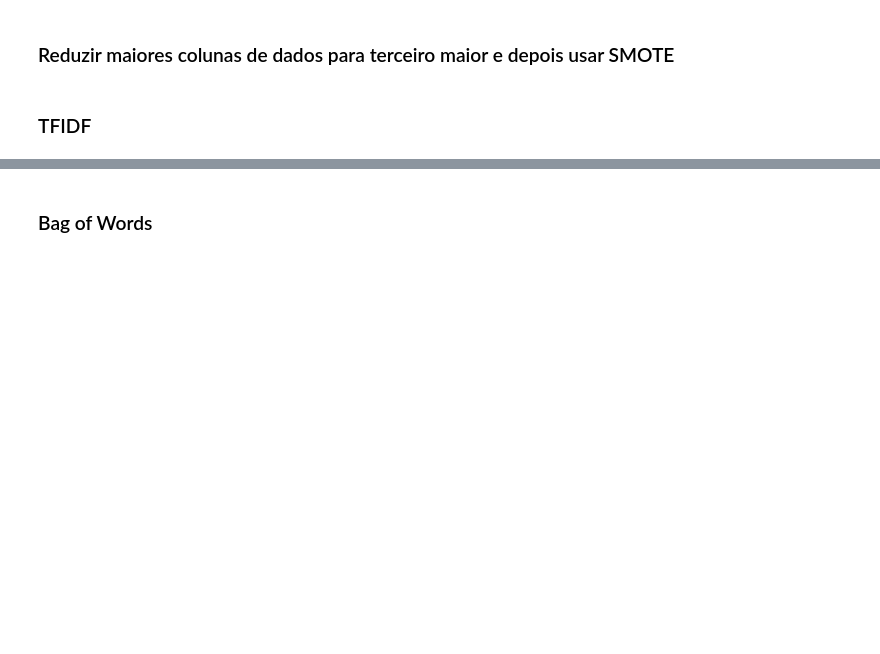
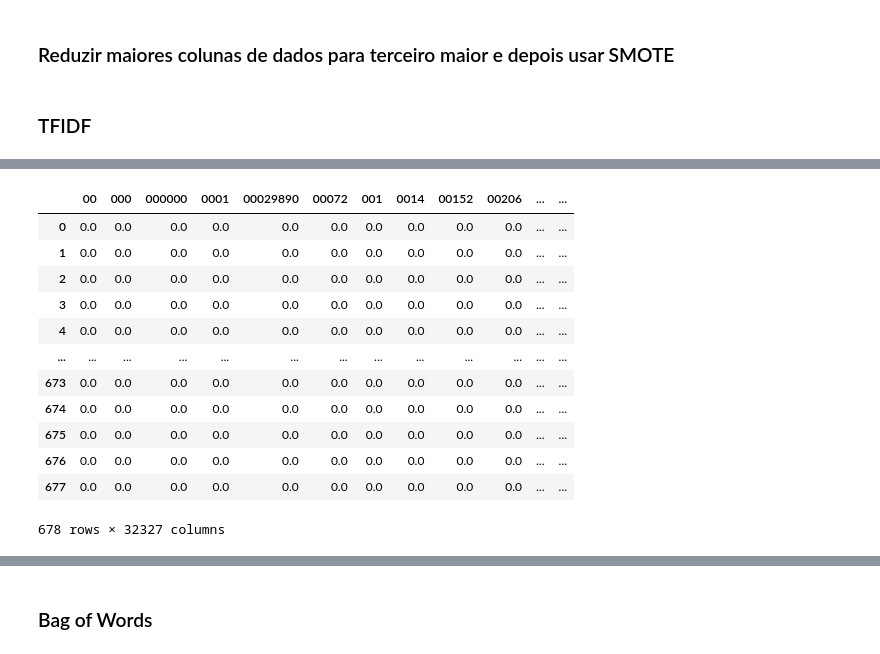
Before and after one commit to PauloUbirajara/News-Classifier, a Jupyter notebook: visualizations.ipynb, the cells around one changed output, grey strips where cells are left out. Drawn from its saved outputs; the diff is of its cells as text; code cells hidden in the pictures; blank space fills up the shorter version.

```diff
--- a/visualizations.ipynb
+++ b/visualizations.ipynb
@@ -168,3 +171,21 @@ df_smote_tfidf.to_feather(path='./tfidf_smote.feather')
+# %%
+topic = 'Wellness'
+test = pd.read_feather(f'./smote/{topic}/{topic}.feather')
+test
+# %% [output]
+|  | 00 | 000 | 000000 | 0001 | 00029890 | 00072 | 001 | 0014 | 00152 | 00206 | ... | ... |
+| 0 | 0.0 | 0.0 | 0.0 | 0.0 | 0.0 | 0.0 | 0.0 | 0.0 | 0.0 | 0.0 | ... | ... |
+| 1 | 0.0 | 0.0 | 0.0 | 0.0 | 0.0 | 0.0 | 0.0 | 0.0 | 0.0 | 0.0 | ... | ... |
+| 2 | 0.0 | 0.0 | 0.0 | 0.0 | 0.0 | 0.0 | 0.0 | 0.0 | 0.0 | 0.0 | ... | ... |
+| 3 | 0.0 | 0.0 | 0.0 | 0.0 | 0.0 | 0.0 | 0.0 | 0.0 | 0.0 | 0.0 | ... | ... |
+| 4 | 0.0 | 0.0 | 0.0 | 0.0 | 0.0 | 0.0 | 0.0 | 0.0 | 0.0 | 0.0 | ... | ... |
+| ... | ... | ... | ... | ... | ... | ... | ... | ... | ... | ... | ... | ... |
+| 673 | 0.0 | 0.0 | 0.0 | 0.0 | 0.0 | 0.0 | 0.0 | 0.0 | 0.0 | 0.0 | ... | ... |
+| 674 | 0.0 | 0.0 | 0.0 | 0.0 | 0.0 | 0.0 | 0.0 | 0.0 | 0.0 | 0.0 | ... | ... |
+| 675 | 0.0 | 0.0 | 0.0 | 0.0 | 0.0 | 0.0 | 0.0 | 0.0 | 0.0 | 0.0 | ... | ... |
+| 676 | 0.0 | 0.0 | 0.0 | 0.0 | 0.0 | 0.0 | 0.0 | 0.0 | 0.0 | 0.0 | ... | ... |
+| 677 | 0.0 | 0.0 | 0.0 | 0.0 | 0.0 | 0.0 | 0.0 | 0.0 | 0.0 | 0.0 | ... | ... |
+678 rows × 32327 columns
 # %%
 smote_tfidf_topics = df_smote_tfidf['Topic'].value_counts()
 print(smote_tfidf_topics)
```
Also changed, not shown: parts of 17 cells of this notebook.
